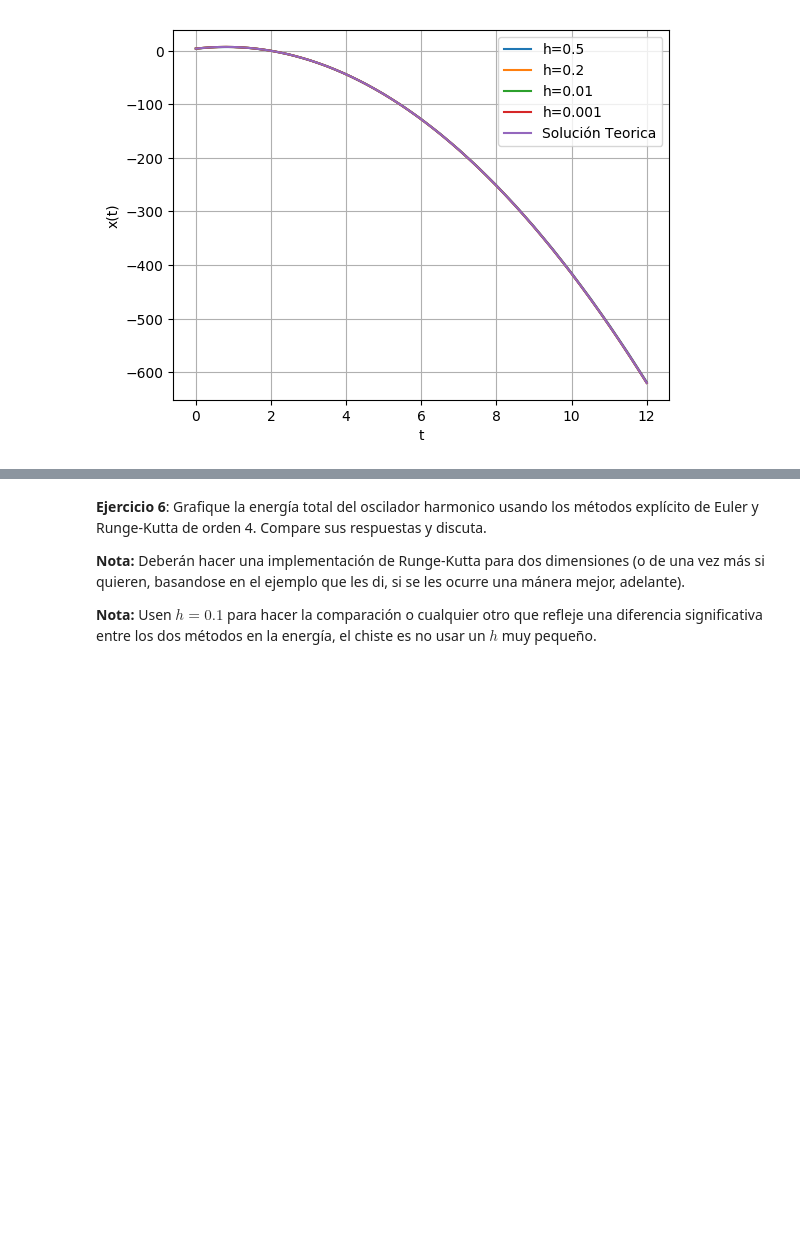
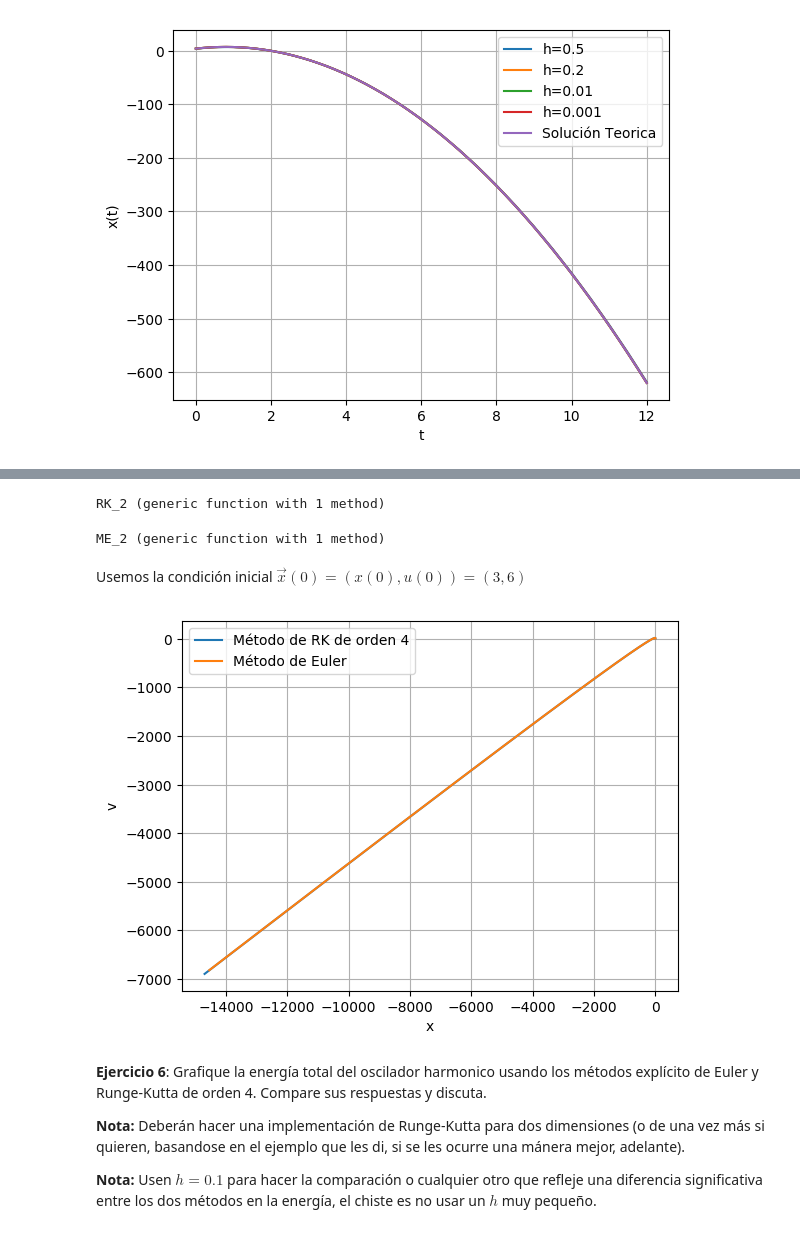
Before and after one commit to cecepassat/Fisica_Computacional_Cordero_Silis, a Jupyter notebook: Tarea_12_Oct_3.ipynb, the cells around one changed output, grey strips where cells are left out. Saved outputs shown, nothing was run; the diff lists cells and outputs as text; code cells hidden in the pictures; blank space fills up the shorter version.

```diff
--- a/Tarea_12_Oct_3.ipynb
+++ b/Tarea_12_Oct_3.ipynb
@@ -272,3 +278,81 @@ show();
+# %%
+## Definamos los métodos de RK y de Euler para cualquier dimensión
+## Primero Runge-Kutta (RK_2)
+
+function RK_2(f,listt,inicial)
+    h=listt[2]-listt[1]
+    x=inicial
+
+    listx=[]     ## Lista donde se guardarán los puntos de la solución
+    push!(listx,x)
+
+## Apliquemos la relación de recurrencia para cada iteración
+    for i in 1:length(listt)-1
+        it1=f(x,listt[i])
+        it2=f(x+(h/2)*it1,listt[i]+h/2)
+        it3=f(x+(h/2)*it2,listt[i]+h/2)
+        it4=f(x+h*it3,listt[i+1])
+
+        x=x+(h/6)*(it1+2*it2+2*it3+it4)
+
+## Para cada iteración guardamos el punto obtenido
+        push!(listx,x)
+    end
+
+    return listx     ## Imprimimos los puntos de la solución
+end
+# %% [output]
+RK_2 (generic function with 1 method)
+# %%
+## Ahora el médtodo de Euler (ME_2)
+
+function ME_2(f,listt,inicial)
+
+    h=listt[2]-listt[1]
+    x=inicial
+
+    listx=[]
+    push!(listx,x)
+
+## Aplicamos la relación de recurrencia para cada iteración
+    for i in 1:length(listt)-1
+        x = x + f(x,listt[i])*h
+        push!(listx,x)
+    end
+
+    return listx
+end
+# %% [output]
+ME_2 (generic function with 1 method)
+# %%
+## Se define el arreglo de t's considerando h=0.01
+T=0:0.01:50;
+# %% [markdown]
+Usemos la condición inicial $\overrightarrow{x}(0)=(x(0),u(0))=(3,6)$
+# %%
+## En este caso tenemos algo así como una función que arroja dos valores (uno para cada método), los cuales son la posición y la velocidad de una determinada partícula, se usará el comando "map" para seleccionar la entrada deseada
+
+## Definimos la lista de posiciones (x)
+RK_x=map(x->x[1],RK_2(F,T,[3,6]))
+## Definimos la lista de velocidades (v)
+RK_v=map(x->x[2],RK_2(F,T,[3,6]))
+
+## Definimos la lista de posiciones (x)
+ME_x=map(x->x[1],ME_2(F,T,[3,6]))
+## Definimos la lista de velocidades (v)
+ME_v=map(x->x[2],ME_2(F,T,[3,6]));
+# %%
+## Graficamos x vs v para ambos métodos
+plot(RK_x,RK_v,label="Método de RK de orden 4");
+plot(ME_x,ME_v,label="Método de Euler");
+
+grid("on");
+xlabel("x");
+ylabel("v");
+legend();
+show();
+# %% [output]
+[figure, added]
 # %% [markdown]
 __Ejercicio 6__: Grafique la energía total del oscilador harmonico usando los métodos explícito de Euler y Runge-Kutta de orden 4. Compare sus respuestas y discuta.
 
```
Also changed, not shown: parts of 3 cells of this notebook.
